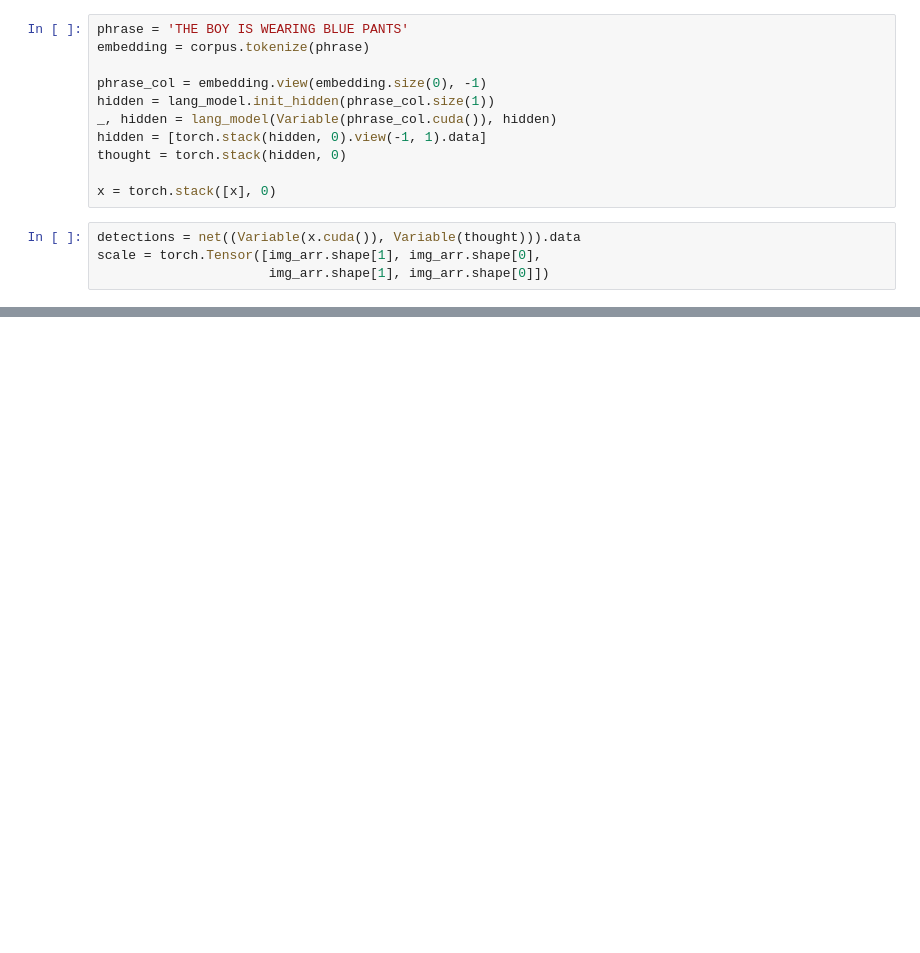
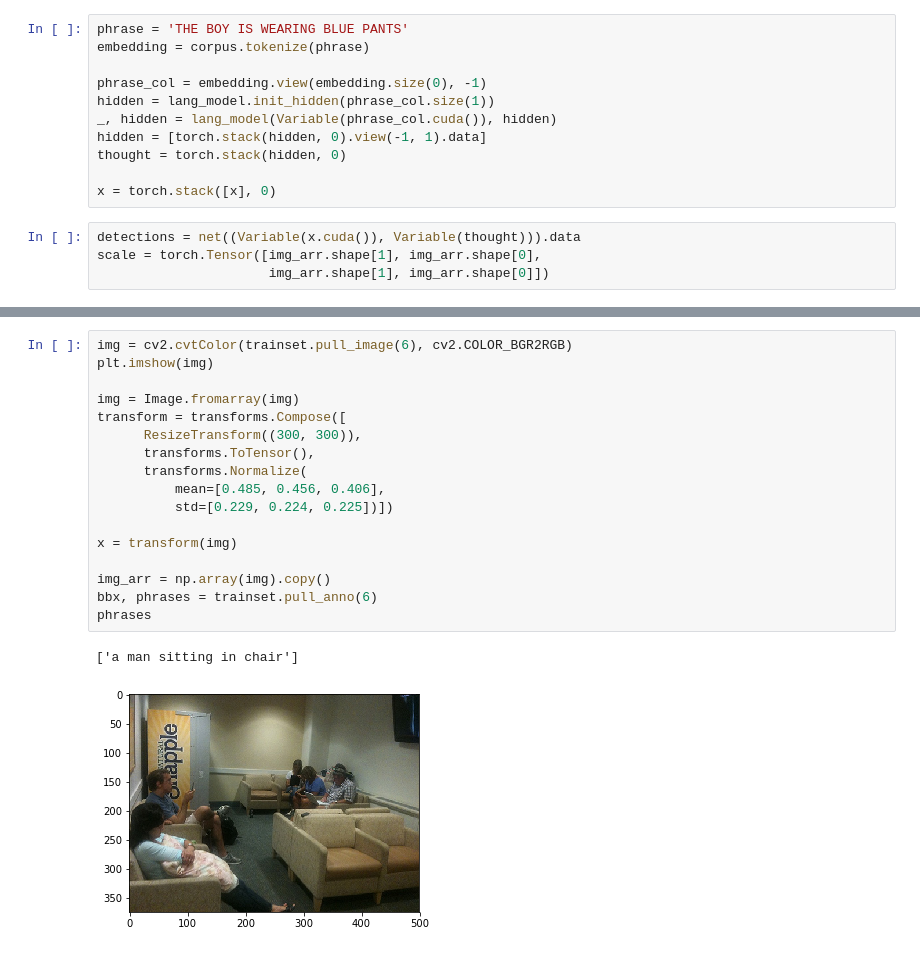
Before and after one commit to andfoy/textobjdetection, a Jupyter notebook: Demo.ipynb, the cells around one changed output, grey strips where cells are left out. Saved outputs shown, nothing was run; the diff lists cells and outputs as text; blank space fills up the shorter version.

```diff
--- a/Demo.ipynb
+++ b/Demo.ipynb
@@ -213,0 +248,20 @@ scale = torch.Tensor([img_arr.shape[1], img_arr.shape[0],
+# %%
+img = cv2.cvtColor(trainset.pull_image(6), cv2.COLOR_BGR2RGB)
+plt.imshow(img)
+
+img = Image.fromarray(img)
+transform = transforms.Compose([
+      ResizeTransform((300, 300)),
+      transforms.ToTensor(),
+      transforms.Normalize(
+          mean=[0.485, 0.456, 0.406],
+          std=[0.229, 0.224, 0.225])])
+
+x = transform(img)
+
+img_arr = np.array(img).copy()
+bbx, phrases = trainset.pull_anno(6)
+phrases
+# %% [output]
+['a man sitting in chair']
+[figure, added]
```
Also changed, not shown: parts of 6 cells of this notebook, 10 other files.
